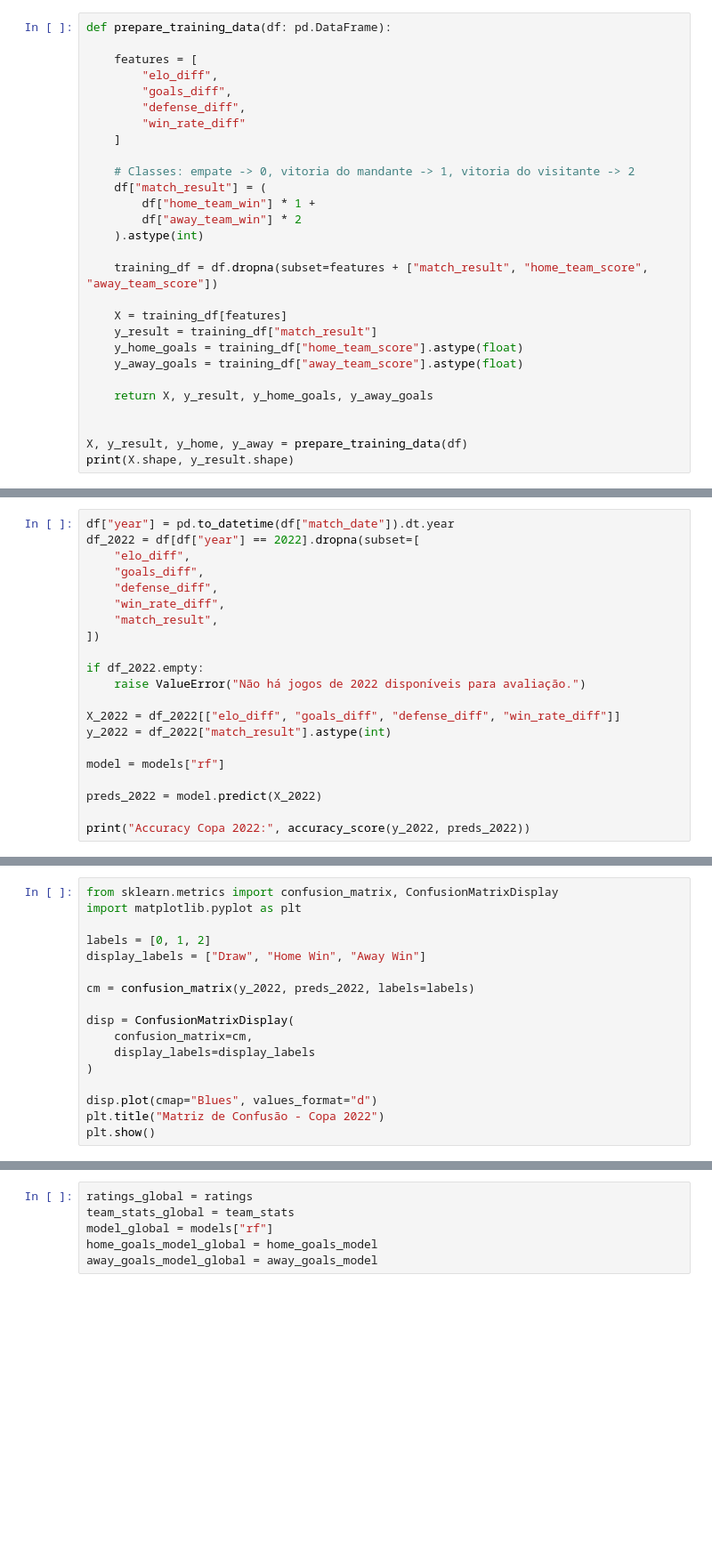
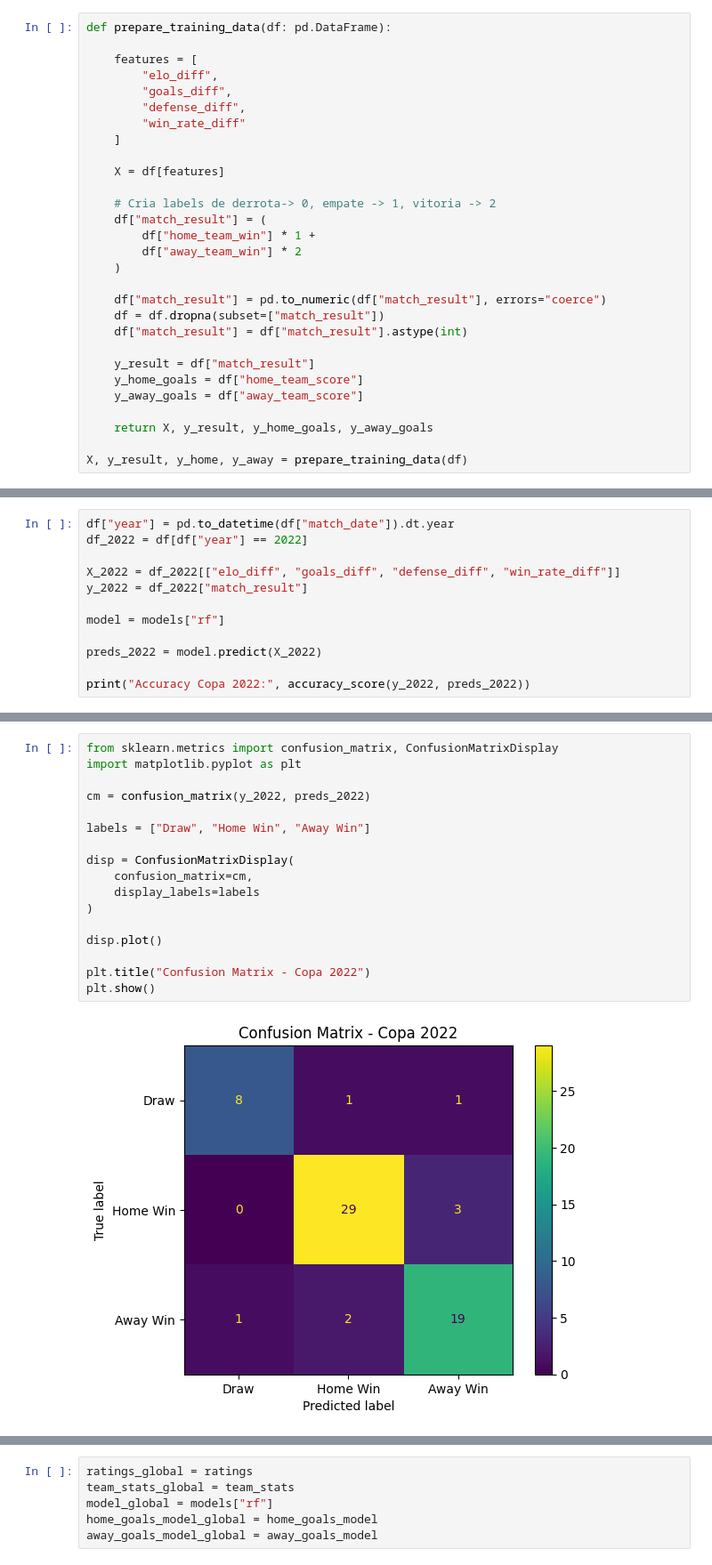
Before and after one commit to Gusttavosant/oracle, a Jupyter notebook: DeepDive Workshop/session2-AI tradicional.ipynb, the cells around one changed output, grey strips where cells are left out. Shown at 89% size. Cells and saved outputs as stored; diff of their text form; blank space fills up the shorter version.

```diff
--- a/DeepDive Workshop/session2-AI tradicional.ipynb
+++ b/DeepDive Workshop/session2-AI tradicional.ipynb
@@ -342,23 +223,24 @@ def prepare_training_data(df: pd.DataFrame):
         "win_rate_diff"
     ]
 
-    # Classes: empate -> 0, vitoria do mandante -> 1, vitoria do visitante -> 2
+    X = df[features]
+
+    # Cria labels de derrota-> 0, empate -> 1, vitoria -> 2
     df["match_result"] = (
         df["home_team_win"] * 1 +
         df["away_team_win"] * 2
-    ).astype(int)
+    )
 
-    training_df = df.dropna(subset=features + ["match_result", "home_team_score", "away_team_score"])
+    df["match_result"] = pd.to_numeric(df["match_result"], errors="coerce")
+    df = df.dropna(subset=["match_result"])
+    df["match_result"] = df["match_result"].astype(int)
 
-    X = training_df[features]
-    y_result = training_df["match_result"]
-    y_home_goals = training_df["home_team_score"].astype(float)
-    y_away_goals = training_df["away_team_score"].astype(float)
+    y_result = df["match_result"]
+    y_home_goals = df["home_team_score"]
+    y_away_goals = df["away_team_score"]
 
     return X, y_result, y_home_goals, y_away_goals
 
-
 X, y_result, y_home, y_away = prepare_training_data(df)
-print(X.shape, y_result.shape)
 # %% [markdown]
 #### Treinando o modelo
@@ -437,18 +296,9 @@ Isso ajuda a conectar o conceito de generalização com um cenário que a audiê
 # %%
 df["year"] = pd.to_datetime(df["match_date"]).dt.year
-df_2022 = df[df["year"] == 2022].dropna(subset=[
-    "elo_diff",
-    "goals_diff",
-    "defense_diff",
-    "win_rate_diff",
-    "match_result",
-])
-
-if df_2022.empty:
-    raise ValueError("Não há jogos de 2022 disponíveis para avaliação.")
+df_2022 = df[df["year"] == 2022]
 
 X_2022 = df_2022[["elo_diff", "goals_diff", "defense_diff", "win_rate_diff"]]
-y_2022 = df_2022["match_result"].astype(int)
+y_2022 = df_2022["match_result"]
 
 model = models["rf"]
 
@@ -470,19 +312,21 @@ Esse é o caminho para métricas como precision, recall e F1-score.
 # %%
 from sklearn.metrics import confusion_matrix, ConfusionMatrixDisplay
 import matplotlib.pyplot as plt
 
-labels = [0, 1, 2]
-display_labels = ["Draw", "Home Win", "Away Win"]
+cm = confusion_matrix(y_2022, preds_2022)
 
-cm = confusion_matrix(y_2022, preds_2022, labels=labels)
+labels = ["Draw", "Home Win", "Away Win"]
 
 disp = ConfusionMatrixDisplay(
     confusion_matrix=cm,
-    display_labels=display_labels
+    display_labels=labels
 )
 
-disp.plot(cmap="Blues", values_format="d")
-plt.title("Matriz de Confusão - Copa 2022")
+disp.plot()
+
+plt.title("Confusion Matrix - Copa 2022")
 plt.show()
+# %% [output]
+[figure, added]
 # %% [markdown]
 #### Correlação das variáveis
```
Also changed, not shown: parts of 28 cells of this notebook.
